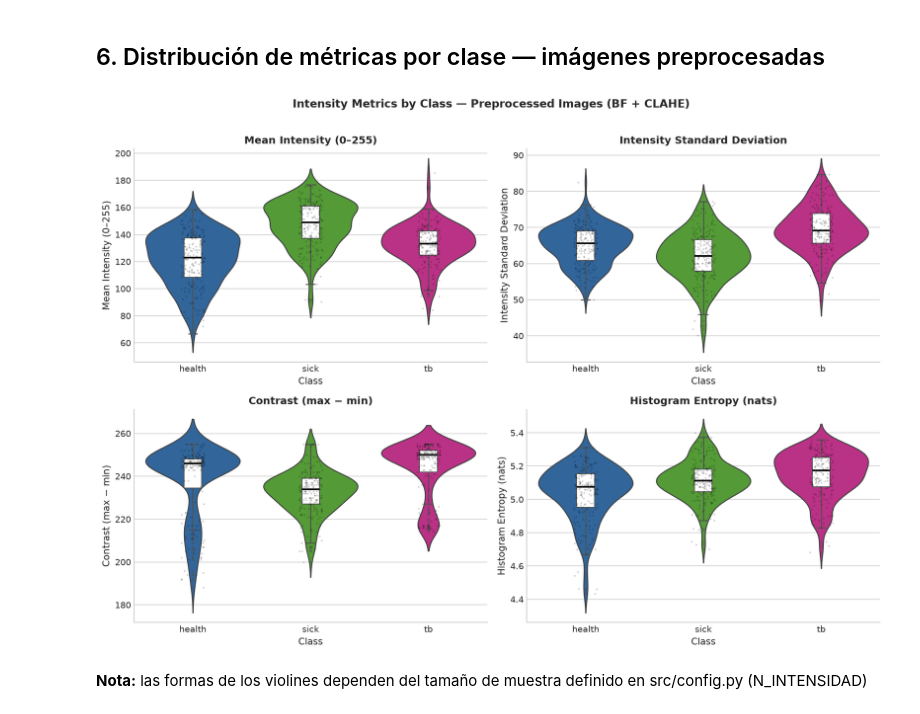
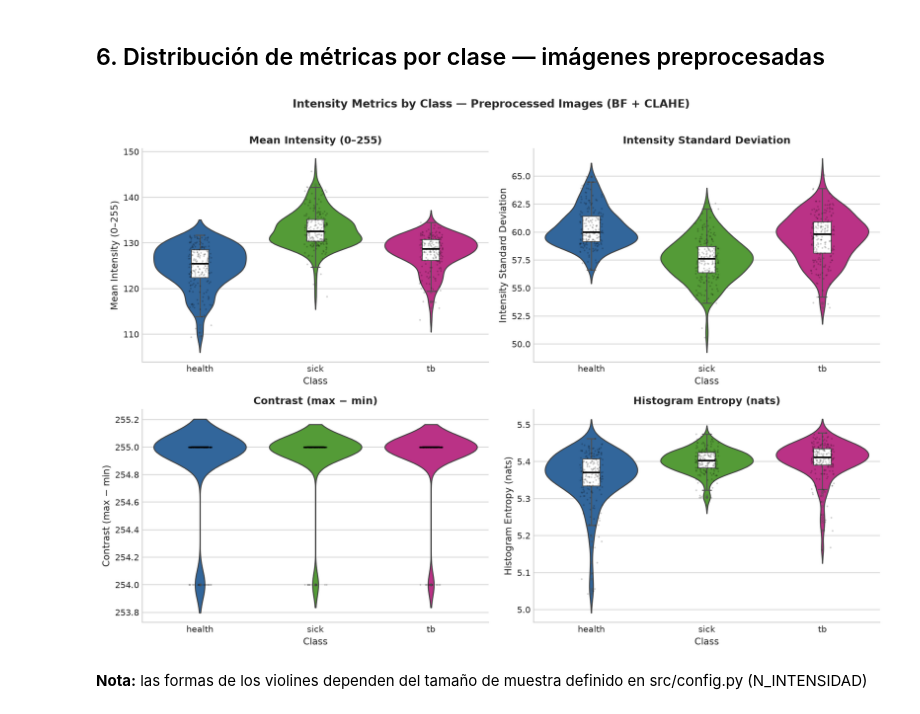
Before and after one commit to KevEstr/CAD_TBX11K, a Jupyter notebook: notebooks/03_Preprocesamiento.ipynb, the cells around one changed output. Saved outputs shown, nothing was run; the diff lists cells and outputs as text; code cells hidden in the pictures.

```diff
--- a/notebooks/03_Preprocesamiento.ipynb
+++ b/notebooks/03_Preprocesamiento.ipynb
@@ -162,16 +162,28 @@ y no representa información diagnóstica.
 # %% [markdown]
 ## 6. Distribución de métricas por clase — imágenes preprocesadas
 # %%
-# Se calculan y visualizan las métricas de intensidad sobre imágenes preprocesadas.
-# La comparación con los resultados del notebook 02 evidencia el efecto del pipeline.
-# Nota: compute_intensity_stats trabaja sobre imágenes crudas; para la comparación
-# antes/después usar build_preprocessing_stats_table (sección 7).
+# Se calculan y visualizan las métricas de intensidad sobre imágenes PREPROCESADAS.
+# Se aplica preprocess() a cada imagen de la muestra; así la figura refleja BF + CLAHE.
+# La comparación antes/después se complementa con la tabla de la sección 7.
+
+from src.features import feat_intensity_global
 
 N_HIST = min(N_INTENSIDAD, len(df_base[df_base['class_name'] == 'health']))
-stats_df_prep = compute_intensity_stats(df_base, n_hist=N_HIST, random_state=42)
+filas = []
+for clase in ['health', 'sick', 'tb']:
+    muestra = df_base[df_base['class_name'] == clase].sample(
+        n=N_HIST, random_state=42,
+    )
+    for path in muestra['image_path']:
+        img = preprocess(path)
+        if img is None:
+            continue
+        filas.append({'class_name': clase, **feat_intensity_global(img)})
+
+stats_df_prep = pd.DataFrame(filas)
 plot_intensity_metrics(stats_df_prep, title_suffix='Preprocessed Images (BF + CLAHE)')
 # %% [output]
-[figure, old version]
+[figure, new version]
 # %% [markdown]
 **Nota:** las formas de los violines dependen del tamaño de muestra definido en
  src/config.py (N_INTENSIDAD)
```
Also changed, not shown: 25 other files.
